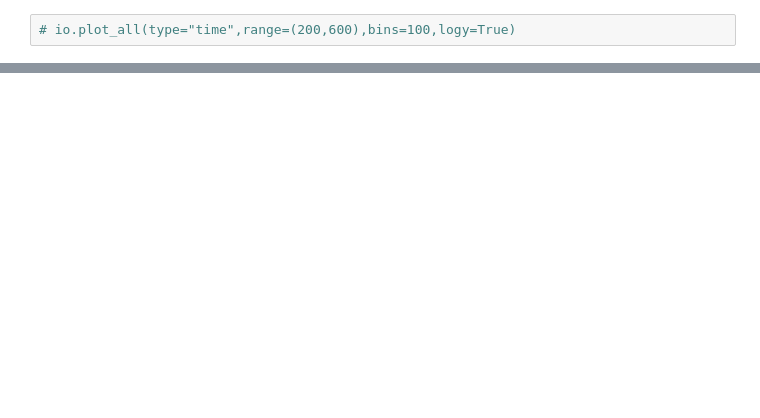
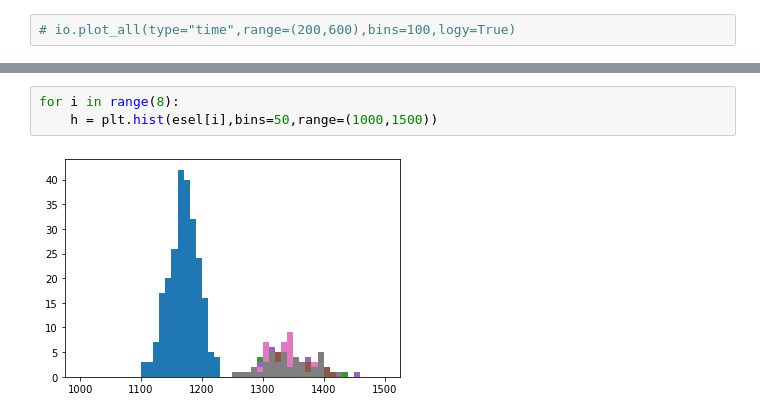
Before and after one commit to acolijn/DT5550_DAQ, a Jupyter notebook: analysis/decode_example.ipynb, the cells around one changed output, grey strips where cells are left out. Drawn from its saved outputs; the diff is of its cells as text; blank space fills up the shorter version.

```diff
--- a/analysis/decode_example.ipynb
+++ b/analysis/decode_example.ipynb
@@ -238,0 +249,5 @@ plt.plot((nsum-1.6*nsum_ran)/nsum_ran,'o-')
+# %%
+for i in range(8):
+    h = plt.hist(esel[i],bins=50,range=(1000,1500))
+# %% [output]
+[figure, added]
```
Also changed, not shown: parts of 7 cells of this notebook, 7 other files.
